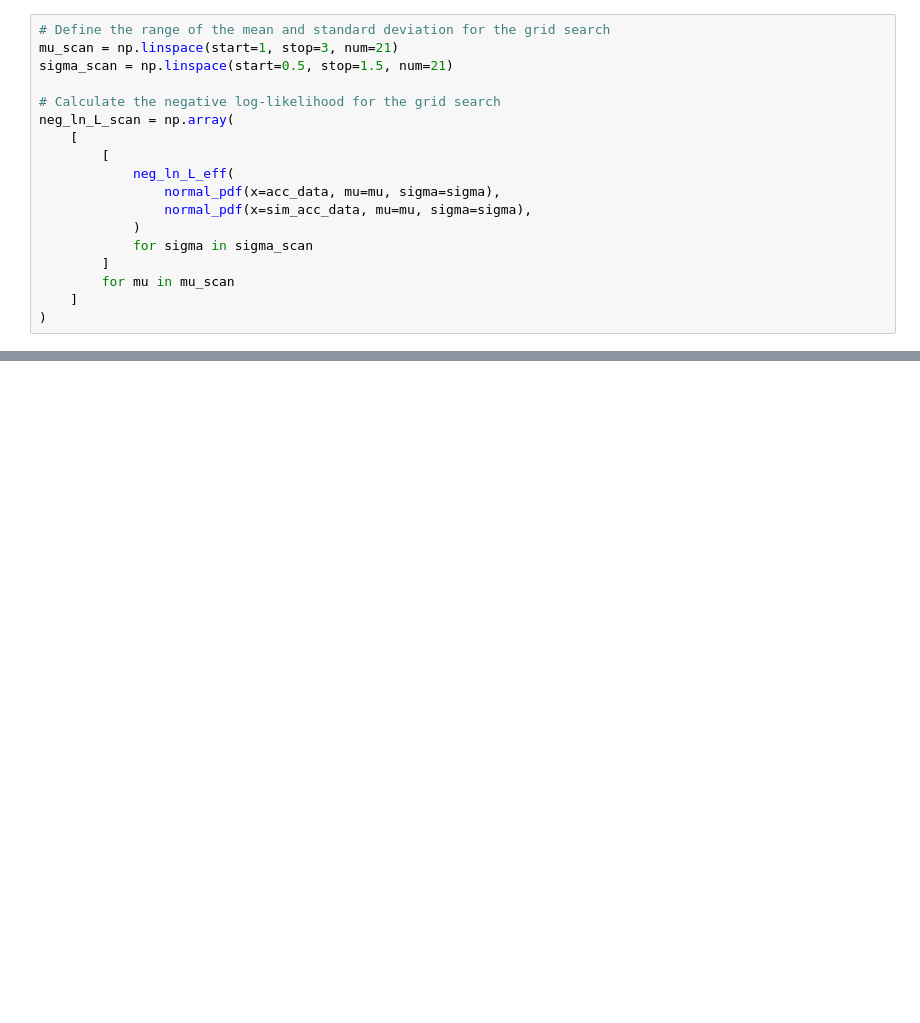
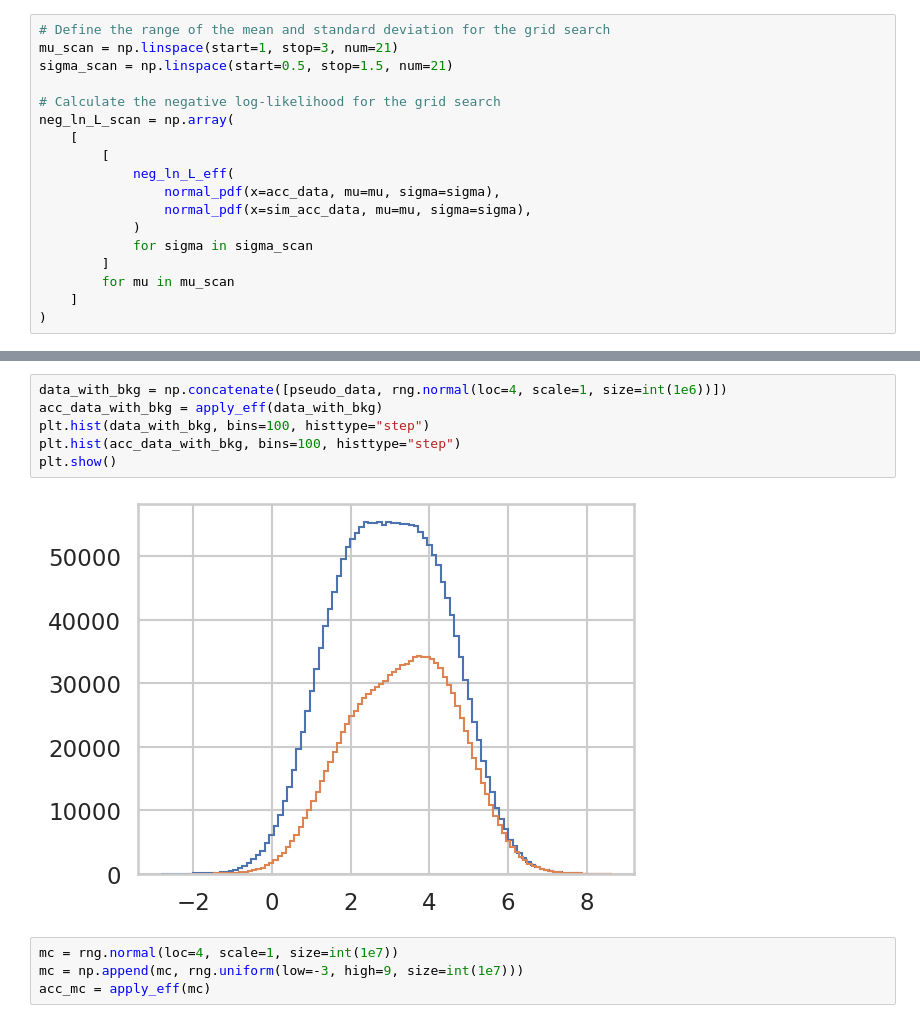
Before and after one commit to n-idw/tutorials, a Jupyter notebook: maximum_likelihood_method.ipynb, the cells around one changed output, grey strips where cells are left out. Cells and saved outputs as stored; diff of their text form; blank space fills up the shorter version.

```diff
--- a/maximum_likelihood_method.ipynb
+++ b/maximum_likelihood_method.ipynb
@@ -513,0 +580,12 @@ Best sigma: 1.0
+# %%
+data_with_bkg = np.concatenate([pseudo_data, rng.normal(loc=4, scale=1, size=int(1e6))])
+acc_data_with_bkg = apply_eff(data_with_bkg)
+plt.hist(data_with_bkg, bins=100, histtype="step")
+plt.hist(acc_data_with_bkg, bins=100, histtype="step")
+plt.show()
+# %% [output]
+[figure, added]
+# %%
+mc = rng.normal(loc=4, scale=1, size=int(1e7))
+mc = np.append(mc, rng.uniform(low=-3, high=9, size=int(1e7)))
+acc_mc = apply_eff(mc)
```
Also changed, not shown: parts of 16 cells of this notebook.
